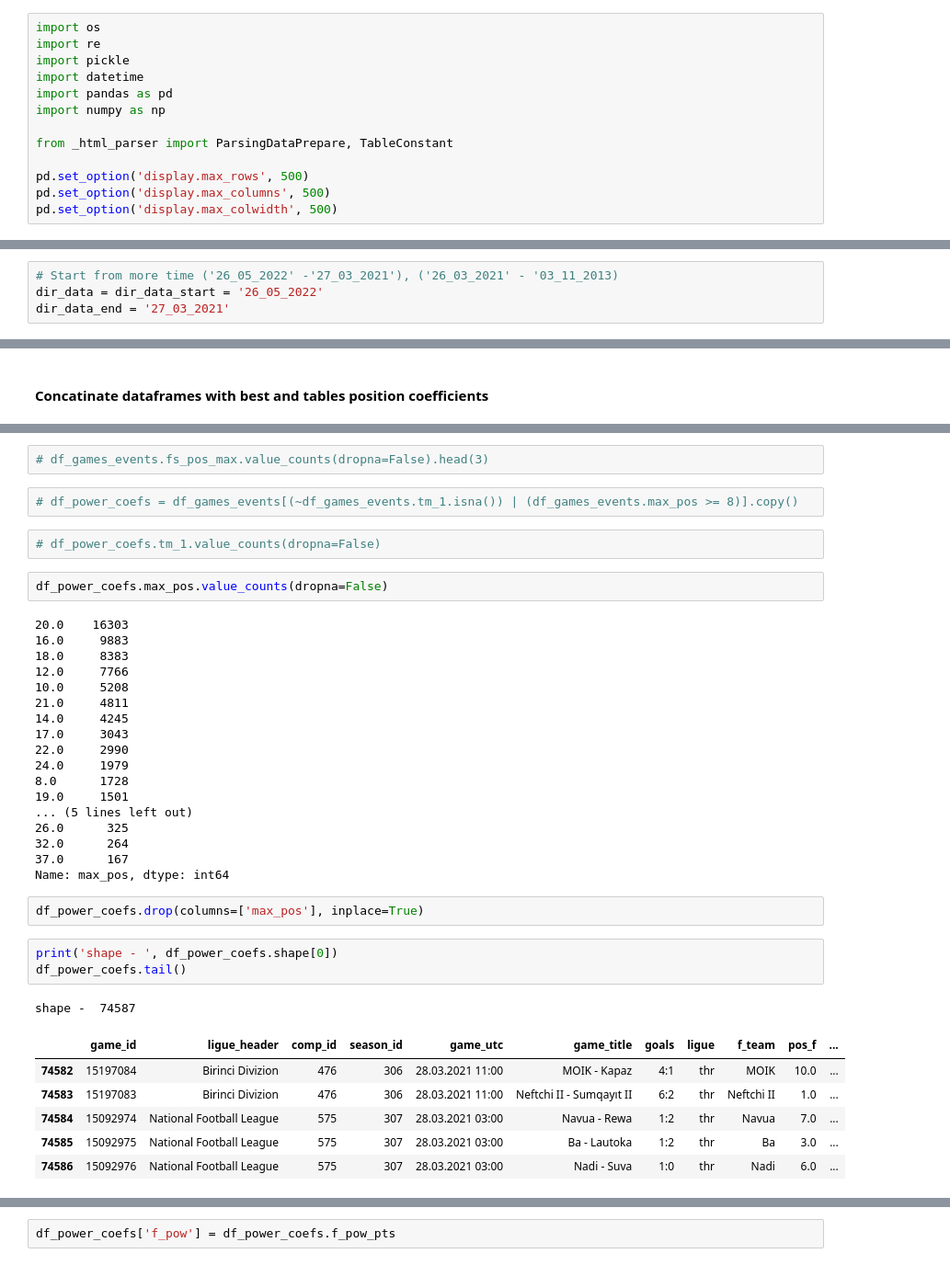
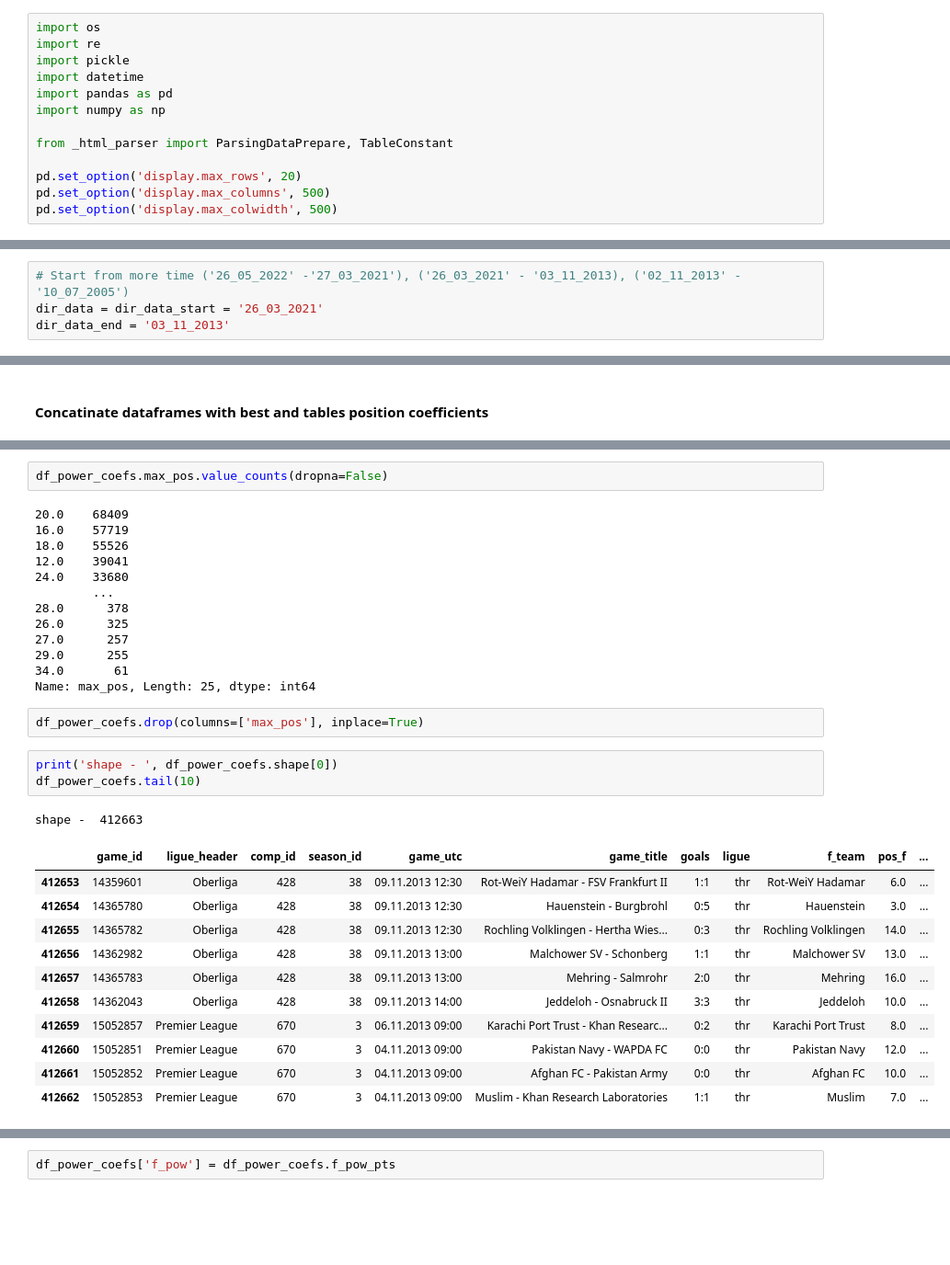
Before and after one commit to CryptoBrahman/football_competitions_research, a Jupyter notebook: concatinate_data_fav_pre.ipynb, the cells around one changed output, grey strips where cells are left out. Shown: that part at 92% size. Cells and saved outputs as stored; diff of their text form; blank space fills up the shorter version.

```diff
--- a/concatinate_data_fav_pre.ipynb
+++ b/concatinate_data_fav_pre.ipynb
@@ -8,7 +8,7 @@ import numpy as np
 
 from _html_parser import ParsingDataPrepare, TableConstant
 
-pd.set_option('display.max_rows', 500)
+pd.set_option('display.max_rows', 20)
 pd.set_option('display.max_columns', 500)
 pd.set_option('display.max_colwidth', 500)
 # %%
@@ -17,9 +17,9 @@ pd.set_option('display.max_colwidth', 500)
 # %% [markdown]
 #### Choose the date for dirs and files
 # %%
-# Start from more time ('26_05_2022' -'27_03_2021'), ('26_03_2021' - '03_11_2013)
-dir_data = dir_data_start = '26_05_2022'
-dir_data_end = '27_03_2021'
+# Start from more time ('26_05_2022' -'27_03_2021'), ('26_03_2021' - '03_11_2013), ('02_11_2013' - '10_07_2005')
+dir_data = dir_data_start = '26_03_2021'
+dir_data_end = '03_11_2013'
 # %%
 with open('pickle_files/new_events/'+ dir_data +'/df_'+ dir_data_start +'_to_'+ dir_data_end  +'_games', 'rb') as f:
     df_games = pickle.load(f)
@@ -216,39 +151,33 @@ df_power_coefs.shape[0]
-# %%
-# df_games_events.fs_pos_max.value_counts(dropna=False).head(3)
-# %%
-# df_power_coefs = df_games_events[(~df_games_events.tm_1.isna()) | (df_games_events.max_pos >= 8)].copy()
-# %%
-# df_power_coefs.tm_1.value_counts(dropna=False)
 # %%
 df_power_coefs.max_pos.value_counts(dropna=False)
 # %% [output]
-20.0    16303
-16.0     9883
-18.0     8383
-12.0     7766
-10.0     5208
-21.0     4811
-14.0     4245
-17.0     3043
-22.0     2990
-24.0     1979
-8.0      1728
-19.0     1501
-... (5 lines left out)
+20.0    68409
+16.0    57719
+18.0    55526
+12.0    39041
+24.0    33680
+        ...
+28.0      378
 26.0      325
-32.0      264
-37.0      167
-Name: max_pos, dtype: int64
+27.0      257
+29.0      255
+34.0       61
+Name: max_pos, Length: 25, dtype: int64
 # %%
 df_power_coefs.drop(columns=['max_pos'], inplace=True)
 # %%
 print('shape - ', df_power_coefs.shape[0])
-df_power_coefs.tail()
+df_power_coefs.tail(10)
 # %% [output]
-shape -  74587
+shape -  412663
 |  | game_id | ligue_header | comp_id | season_id | game_utc | game_title | goals | ligue | f_team | pos_f | ... |
-| 74582 | 15197084 | Birinci Divizion | 476 | 306 | 28.03.2021 11:00 | MOIK - Kapaz | 4:1 | thr | MOIK | 10.0 | ... |
-| 74583 | 15197083 | Birinci Divizion | 476 | 306 | 28.03.2021 11:00 | Neftchi II - Sumqayıt II | 6:2 | thr | Neftchi II | 1.0 | ... |
-| 74584 | 15092974 | National Football League | 575 | 307 | 28.03.2021 03:00 | Navua - Rewa | 1:2 | thr | Navua | 7.0 | ... |
-| 74585 | 15092975 | National Football League | 575 | 307 | 28.03.2021 03:00 | Ba - Lautoka | 1:2 | thr | Ba | 3.0 | ... |
-| 74586 | 15092976 | National Football League | 575 | 307 | 28.03.2021 03:00 | Nadi - Suva | 1:0 | thr | Nadi | 6.0 | ... |
+| 412653 | 14359601 | Oberliga | 428 | 38 | 09.11.2013 12:30 | Rot-WeiY Hadamar - FSV Frankfurt II | 1:1 | thr | Rot-WeiY Hadamar | 6.0 | ... |
+| 412654 | 14365780 | Oberliga | 428 | 38 | 09.11.2013 12:30 | Hauenstein - Burgbrohl | 0:5 | thr | Hauenstein | 3.0 | ... |
+| 412655 | 14365782 | Oberliga | 428 | 38 | 09.11.2013 12:30 | Rochling Volklingen - Hertha Wies... | 0:3 | thr | Rochling Volklingen | 14.0 | ... |
+| 412656 | 14362982 | Oberliga | 428 | 38 | 09.11.2013 13:00 | Malchower SV - Schоnberg | 1:1 | thr | Malchower SV | 13.0 | ... |
+| 412657 | 14365783 | Oberliga | 428 | 38 | 09.11.2013 13:00 | Mehring - Salmrohr | 2:0 | thr | Mehring | 16.0 | ... |
+| 412658 | 14362043 | Oberliga | 428 | 38 | 09.11.2013 14:00 | Jeddeloh - Osnabruck II | 3:3 | thr | Jeddeloh | 10.0 | ... |
+| 412659 | 15052857 | Premier League | 670 | 3 | 06.11.2013 09:00 | Karachi Port Trust - Khan Researc... | 0:2 | thr | Karachi Port Trust | 8.0 | ... |
+| 412660 | 15052851 | Premier League | 670 | 3 | 04.11.2013 09:00 | Pakistan Navy - WAPDA FC | 0:0 | thr | Pakistan Navy | 12.0 | ... |
+| 412661 | 15052852 | Premier League | 670 | 3 | 04.11.2013 09:00 | Afghan FC - Pakistan Army | 0:0 | thr | Afghan FC | 10.0 | ... |
+| 412662 | 15052853 | Premier League | 670 | 3 | 04.11.2013 09:00 | Muslim - Khan Research Laboratories | 1:1 | thr | Muslim | 7.0 | ... |
```
Also changed, not shown: parts of 112 cells of this notebook, 53 other files.
